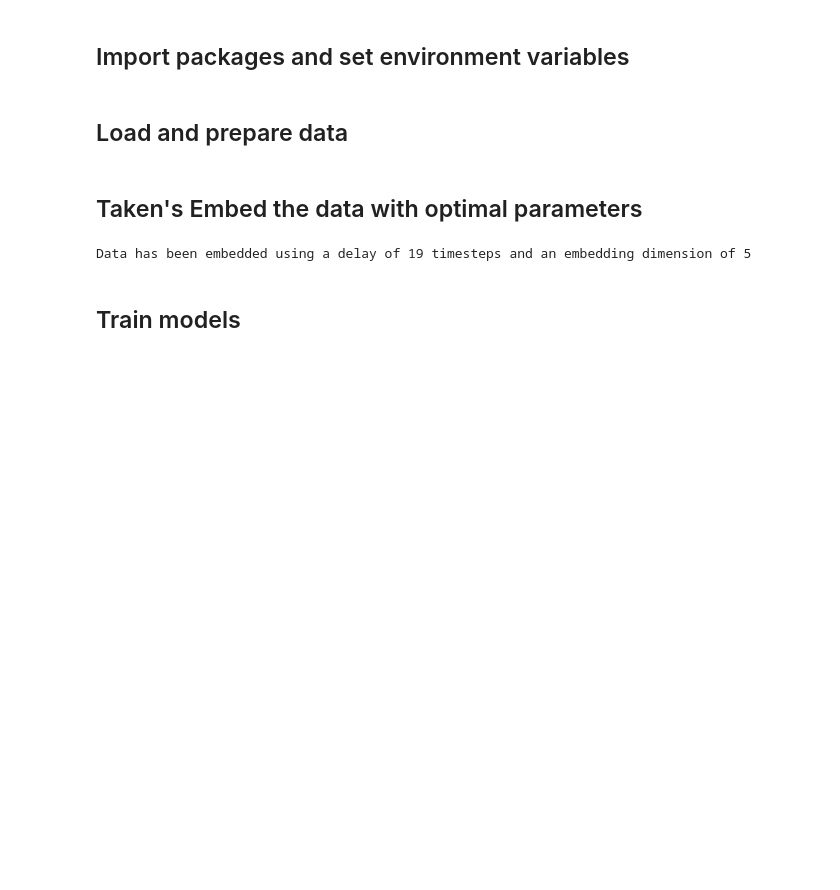
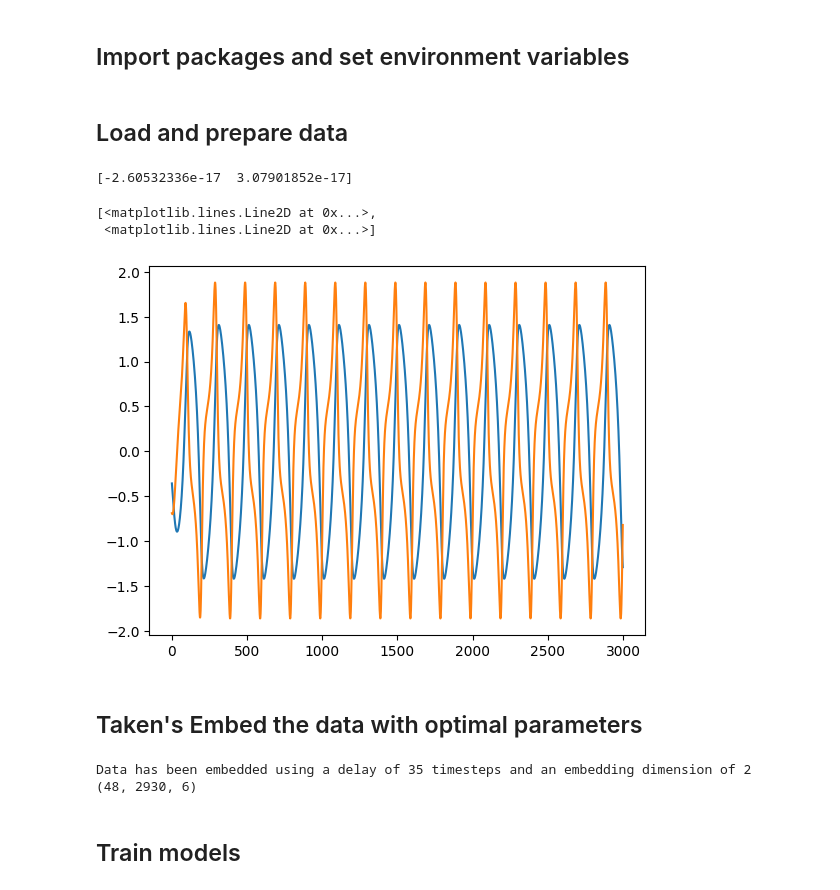
Before and after one commit to Michaelhess17/NeuralODE, a Jupyter notebook: DDFA_NODE/Demo.ipynb, the cells around one changed output. Saved outputs shown, nothing was run; the diff lists cells and outputs as text; code cells hidden in the pictures; blank space fills up the shorter version.

```diff
--- a/DDFA_NODE/Demo.ipynb
+++ b/DDFA_NODE/Demo.ipynb
@@ -22,11 +65,27 @@ data = ddfa_node.load_data_normalize(6, '/home/michael/Synology/Desktop/Data/Jul
+# %%
+from scipy import stats
+data = stats.zscore(np.load("data/van_der_pol.npy"), axis=1)
+dimension_axis = 1
+
+# Apply z-scoring along the dimensions axis
+zscored_data = np.apply_along_axis(stats.zscore, dimension_axis, data)
+print(zscored_data[0].mean(axis=0))
+plt.plot(zscored_data[0])
+# %% [output]
+[-2.60532336e-17  3.07901852e-17]
+[<matplotlib.lines.Line2D at 0x...>,
+ <matplotlib.lines.Line2D at 0x...>]
+[figure, added]
 # %% [markdown]
 ## Taken's Embed the data with optimal parameters
 # %%
-time_delayed_data, k, τ = ddfa_node.embed_data(data, maxlags=500)
+time_delayed_data, k, τ = ddfa_node.embed_data(zscored_data[:, :, :], maxlags=500)
+print(time_delayed_data.shape)
 # τ, k = 19, 5
 # time_delayed_data = ddfa_node.takens_embedding(data, τ, k)
 # %% [output]
-Data has been embedded using a delay of 19 timesteps and an embedding dimension of 5
+Data has been embedded using a delay of 35 timesteps and an embedding dimension of 2
+(48, 2930, 6)
 # %% [markdown]
 ## Train models
 # %%
```
Also changed, not shown: parts of 16 cells of this notebook, 9 other files.
